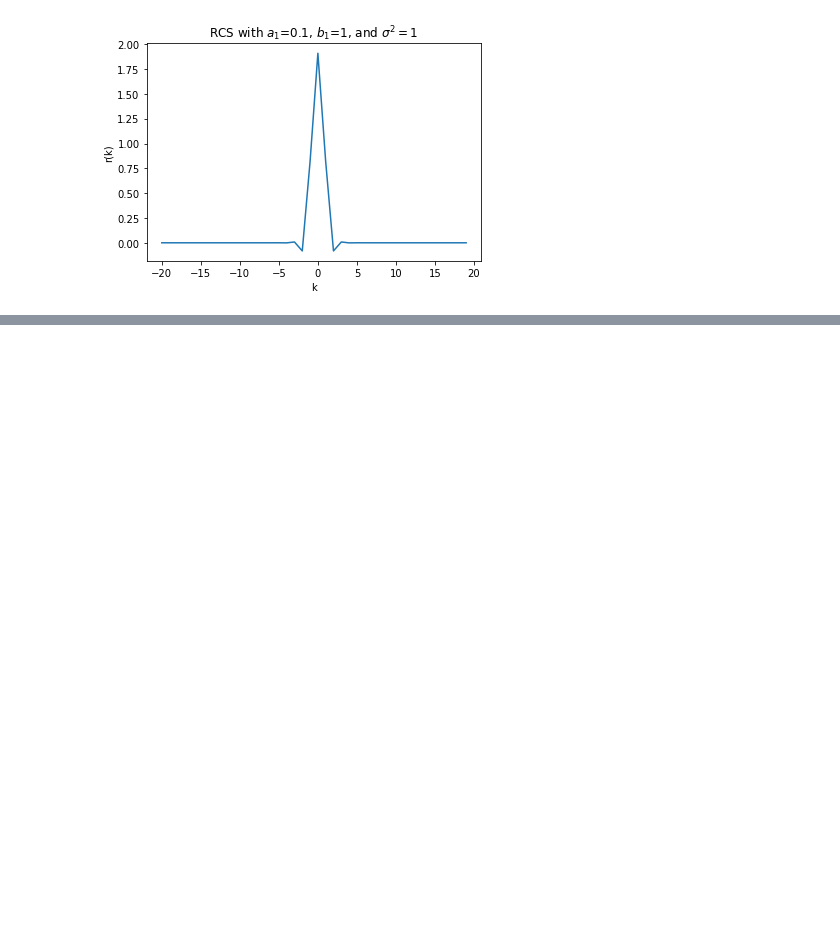
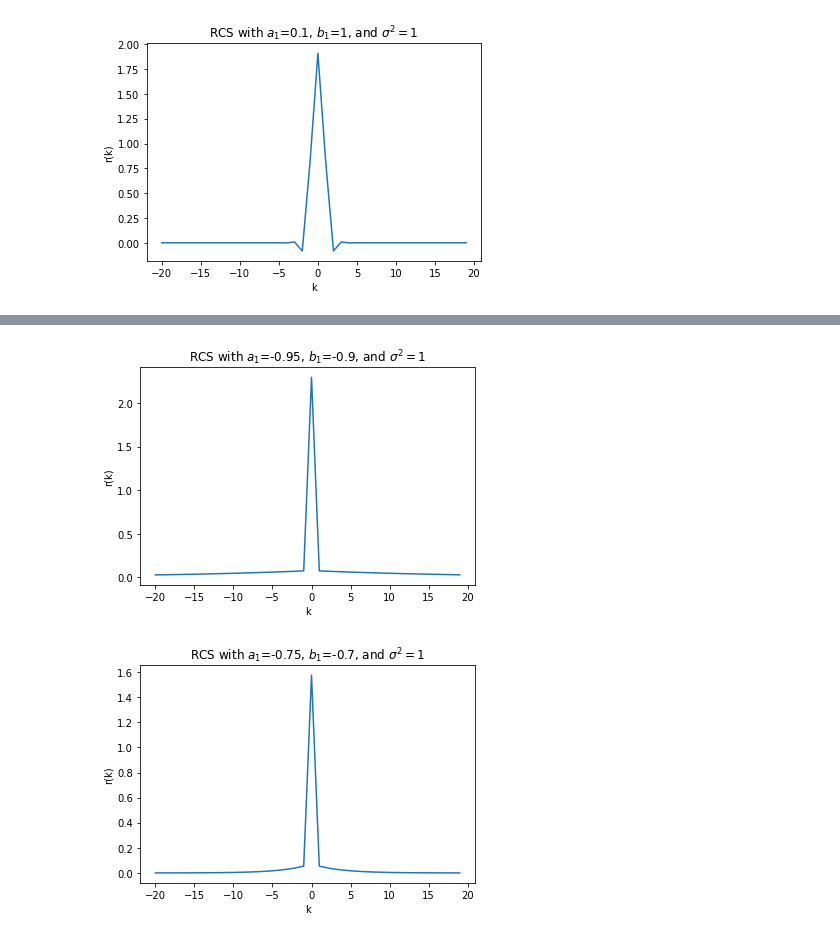
Before and after one commit to KrosisBH/phys6207-hw, a Jupyter notebook: c112.ipynb, the cells around one changed output, grey strips where cells are left out. Cells and saved outputs as stored; diff of their text form; code cells hidden in the pictures; blank space fills up the shorter version.

```diff
--- a/c112.ipynb
+++ b/c112.ipynb
@@ -41,0 +63,9 @@ plot_for_values(0.1, 1 , 1)
+# %%
+# C) When a1 ' b1 and σ2 = 1, then r(k) ~= δk,0. Verify this for a1 = −0.95,
+#b1 = −0.9, and for a1 = −0.75, b1 = −0.7
+
+plot_for_values(-0.95, -0.9, 1)
+plot_for_values(-0.75, -0.7, 1)
+# %% [output]
+[figure, added]
+[figure, added]
```
Also changed, not shown: parts of 4 cells of this notebook.
